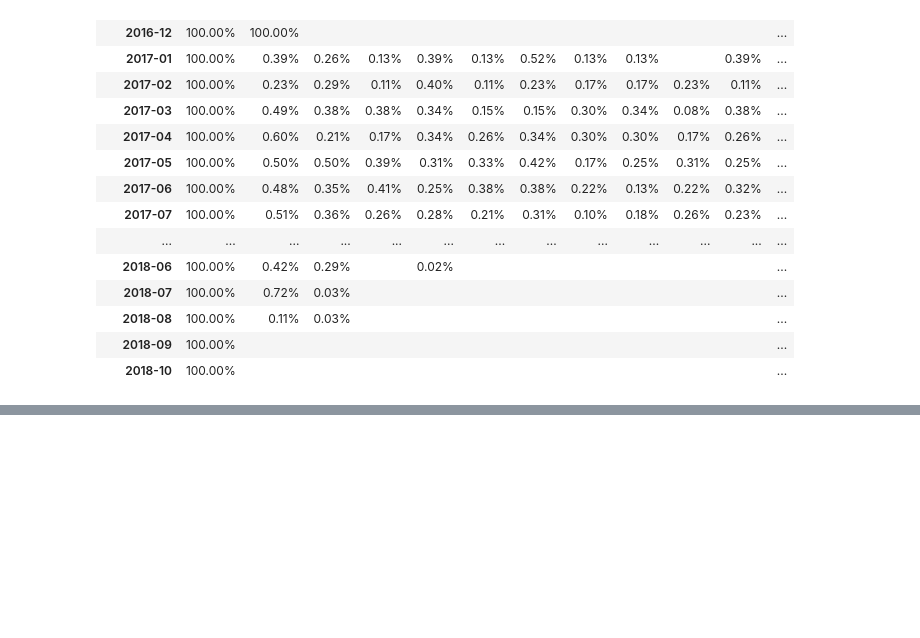
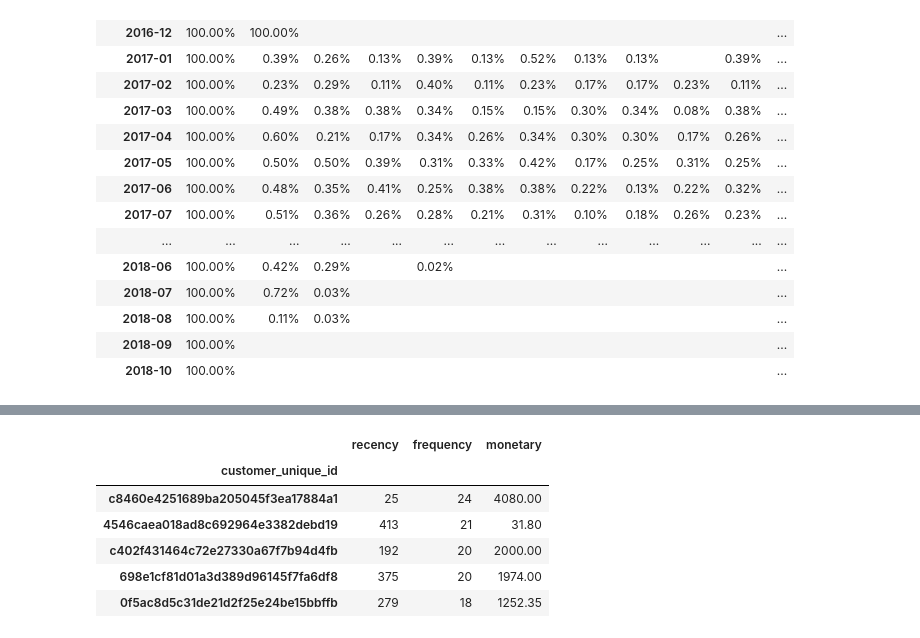
Before and after one commit to BernartGuddiny/eCommerce_project, a Jupyter notebook: project.ipynb, the cells around one changed output, grey strips where cells are left out. Cells and saved outputs as stored; diff of their text form; code cells hidden in the pictures; blank space fills up the shorter version.

```diff
--- a/project.ipynb
+++ b/project.ipynb
@@ -459,0 +504,20 @@ User retention by cohort
+# %%
+# Creating an RFM metrics dataframe and sorting by purchase frequency
+rfm = df8.groupby('customer_unique_id')\
+                .agg({'order_purchase_timestamp': lambda d: (last_purchase - d.max()).days
+                     , 'product_id': 'count'
+                     , 'price': 'sum'})\
+                .rename(columns={'order_purchase_timestamp': 'recency'
+                                , 'product_id': 'frequency'
+                                , 'price': 'monetary'})\
+                .sort_values('frequency', ascending=False)
+
+rfm.head()
+# %% [output]
+|  | recency | frequency | monetary |
+| customer_unique_id |  |  |  |
+| c8460e4251689ba205045f3ea17884a1 | 25 | 24 | 4080.00 |
+| 4546caea018ad8c692964e3382debd19 | 413 | 21 | 31.80 |
+| c402f431464c72e27330a67f7b94d4fb | 192 | 20 | 2000.00 |
+| 698e1cf81d01a3d389d96145f7fa6df8 | 375 | 20 | 1974.00 |
+| 0f5ac8d5c31de21d2f25e24be15bbffb | 279 | 18 | 1252.35 |
```
Also changed, not shown: parts of 8 cells of this notebook, 1 other file.
